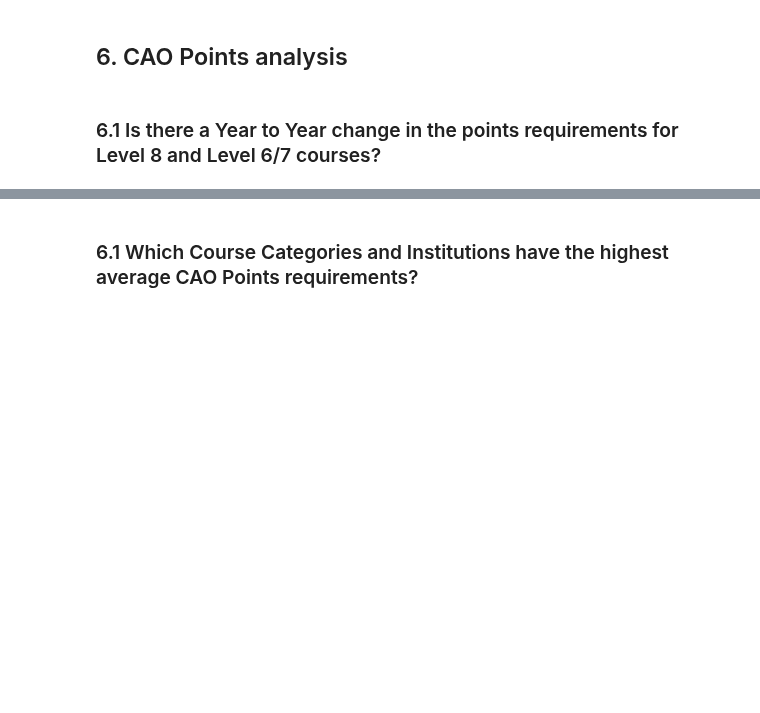
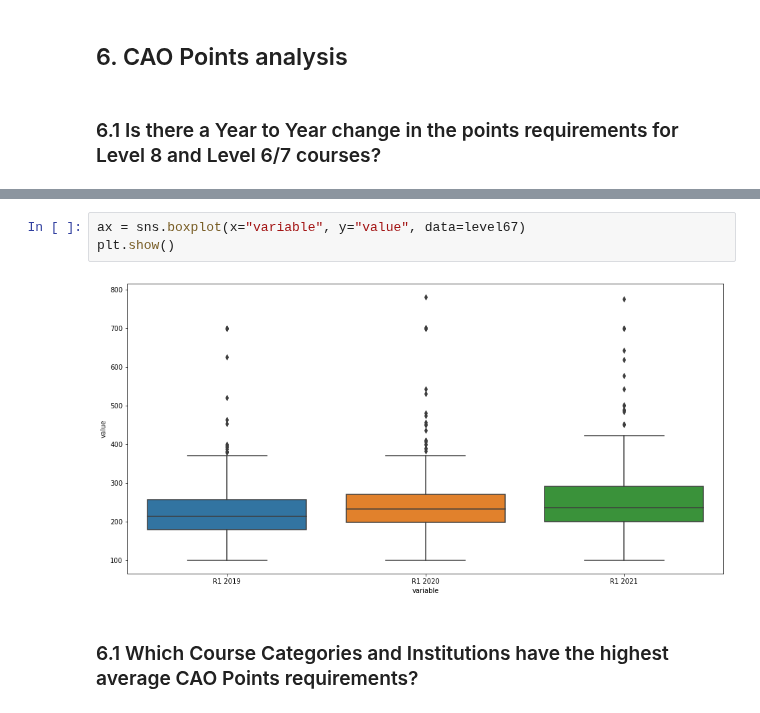
Before and after one commit to przemekbil/FoDA_2021, a Jupyter notebook: cao.ipynb, the cells around one changed output, grey strips where cells are left out. Saved outputs shown, nothing was run; the diff lists cells and outputs as text; blank space fills up the shorter version.

```diff
--- a/cao.ipynb
+++ b/cao.ipynb
@@ -1359,3 +1368,8 @@ plt.show()
+# %%
+ax = sns.boxplot(x="variable", y="value", data=level67)
+plt.show()
+# %% [output]
+[figure, added]
 # %% [markdown]
 ### 6.1 Which Course Categories and Institutions have the highest average CAO Points requirements?
 # %%
```
Also changed, not shown: parts of 3 cells of this notebook.
